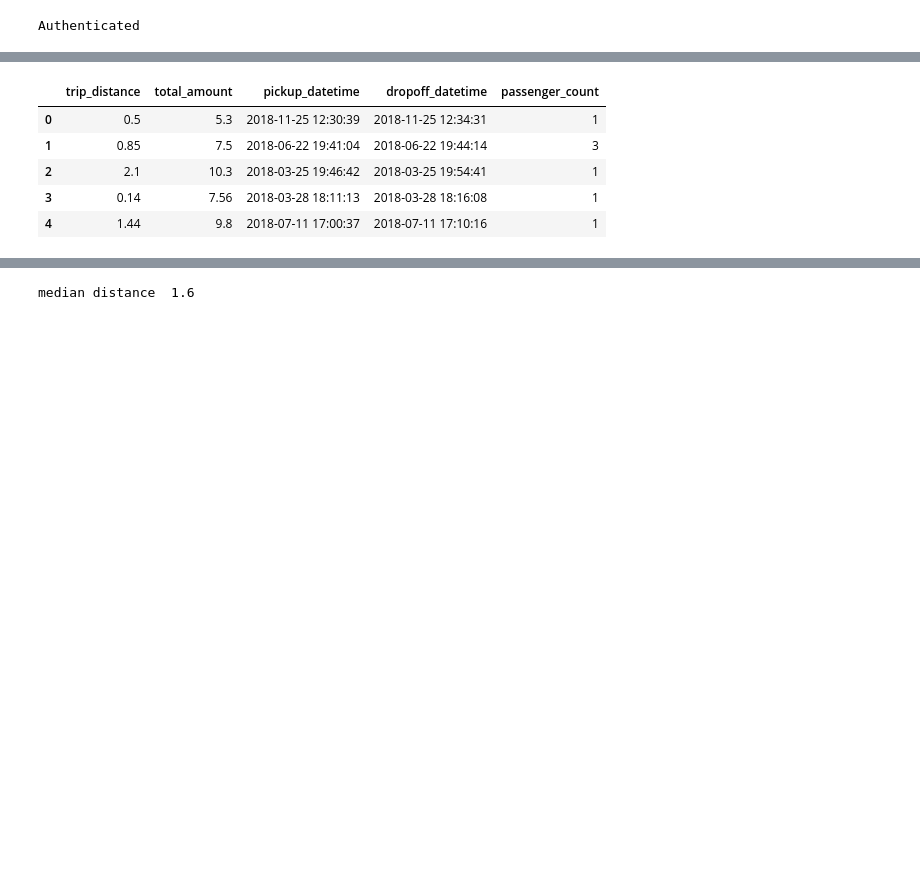
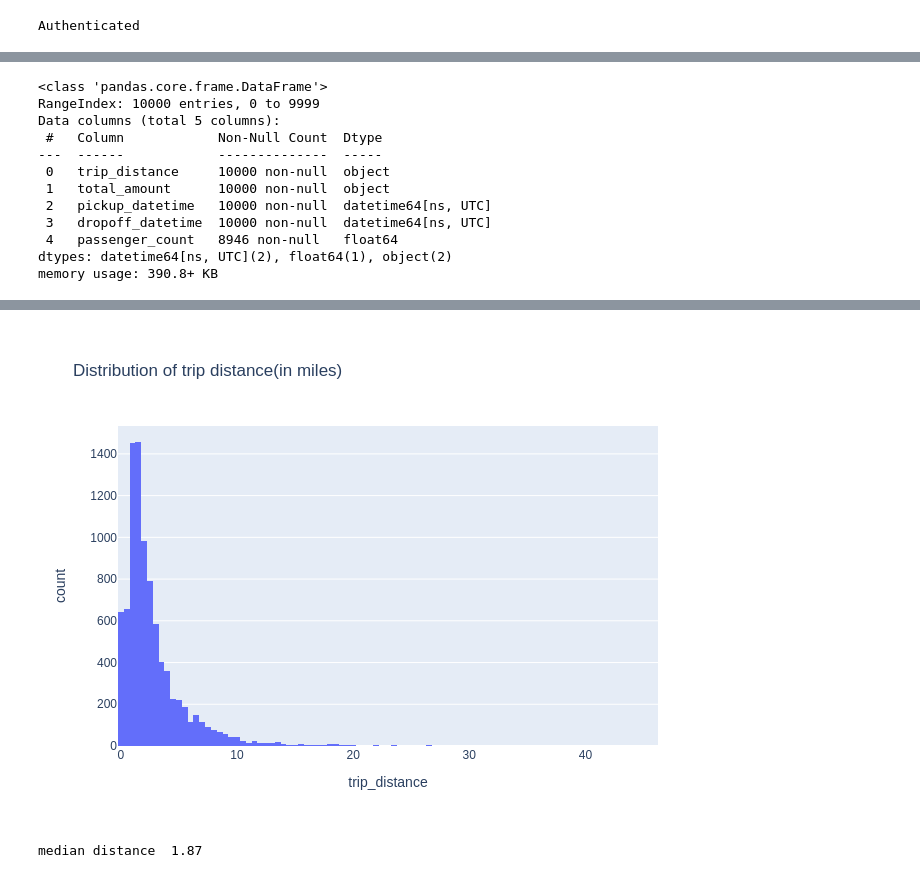
Before and after one commit to anusreeb/Experiments, a Jupyter notebook: nyc_taxi_data/nyc_taxi_data.ipynb, the cells around one changed output, grey strips where cells are left out. Cells and saved outputs as stored; diff of their text form; code cells hidden in the pictures; blank space fills up the shorter version.

```diff
--- a/nyc_taxi_data/nyc_taxi_data.ipynb
+++ b/nyc_taxi_data/nyc_taxi_data.ipynb
@@ -24,15 +57,23 @@ where total_amount>=0 and trip_distance>=0
 # %%
 trip_distance_and_fare = client.query(trip_distance_and_fare_query,project=project_id).to_dataframe()
 # %%
-trip_distance_and_fare.head()
+trip_distance_and_fare.info()
 # %% [output]
-|  | trip_distance | total_amount | pickup_datetime | dropoff_datetime | passenger_count |
-| 0 | 0.5 | 5.3 | 2018-11-25 12:30:39 | 2018-11-25 12:34:31 | 1 |
-| 1 | 0.85 | 7.5 | 2018-06-22 19:41:04 | 2018-06-22 19:44:14 | 3 |
-| 2 | 2.1 | 10.3 | 2018-03-25 19:46:42 | 2018-03-25 19:54:41 | 1 |
-| 3 | 0.14 | 7.56 | 2018-03-28 18:11:13 | 2018-03-28 18:16:08 | 1 |
-| 4 | 1.44 | 9.8 | 2018-07-11 17:00:37 | 2018-07-11 17:10:16 | 1 |
+<class 'pandas.core.frame.DataFrame'>
+RangeIndex: 10000 entries, 0 to 9999
+Data columns (total 5 columns):
+ #   Column            Non-Null Count  Dtype
+---  ------            --------------  -----
+ 0   trip_distance     10000 non-null  object
+ 1   total_amount      10000 non-null  object
+ 2   pickup_datetime   10000 non-null  datetime64[ns, UTC]
+ 3   dropoff_datetime  10000 non-null  datetime64[ns, UTC]
+ 4   passenger_count   8946 non-null   float64
+dtypes: datetime64[ns, UTC](2), float64(1), object(2)
+memory usage: 390.8+ KB
+# %%
+trip_distance_and_fare = trip_distance_and_fare.dropna()
 # %%
-fig = px.histogram(trip_distance_and_fare,x='trip_distance',title="Distribution of trip distance(in miles)")
-fig.show()
+fig = px.histogram(trip_distance_and_fare,x='trip_distance',title="Distribution of trip distance(in miles)",nbins=100)
+fig.show("png")
 # %% [output]
@@ -40,5 +80,6 @@ fig.show()
+[figure, added]
 # %%
 print("median distance ",trip_distance_and_fare['trip_distance'].median())
 # %% [output]
-median distance  1.6
+median distance  1.87
 # %%
```
Also changed, not shown: parts of 18 cells of this notebook.
